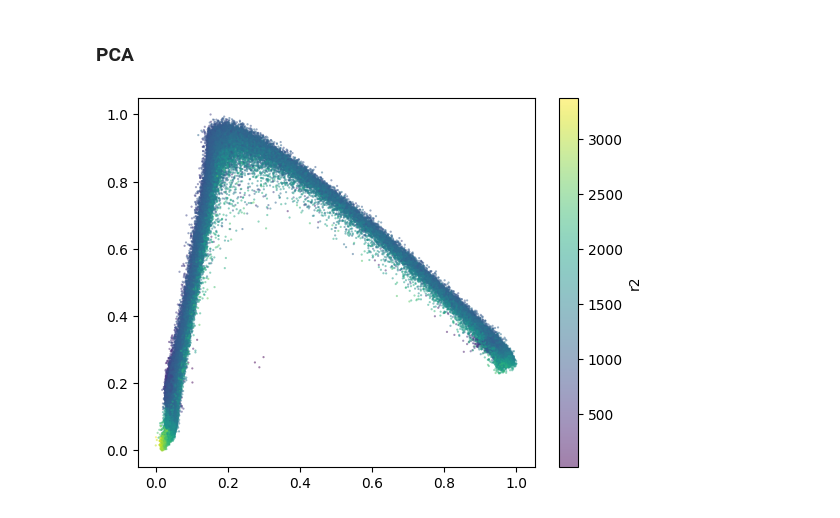
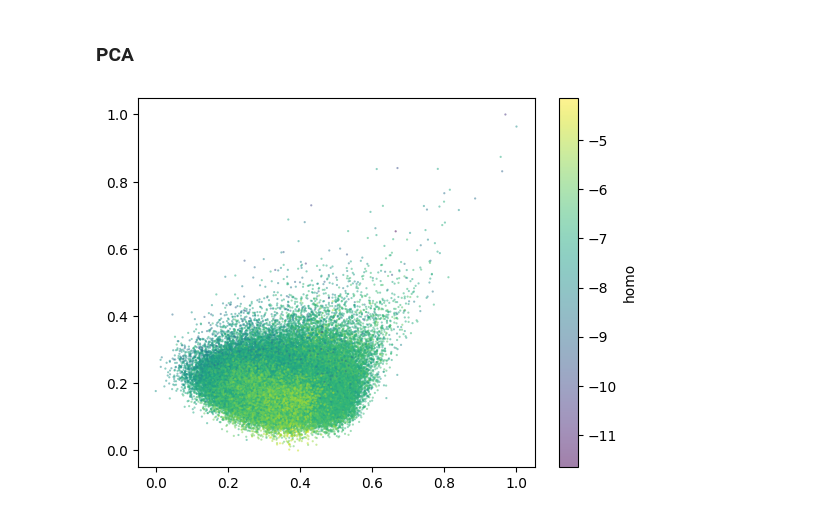
Before and after one commit to pkmtum/Molecular_Generative_Modeling, a Jupyter notebook: source/graph_vae.ipynb, the cells around one changed output. Saved outputs shown, nothing was run; the diff lists cells and outputs as text; code cells hidden in the pictures.

```diff
--- a/source/graph_vae.ipynb
+++ b/source/graph_vae.ipynb
@@ -32,7 +32,7 @@ The autoreload extension is already loaded. To reload it, use:
 device = torch.device('cuda' if torch.cuda.is_available() else 'cpu')
 include_hydrogen = False
 
-properties = ["homo", "lumo", "r2"]
+properties = ["homo", "lumo"]
 
 dataset = create_qm9_dataset(
     device=device,
@@ -54,20 +54,31 @@ dataloaders = {
 # %%
 # load model
 graph_vae_model = GraphVAE.from_pretrained("./checkpoints/graph_vae_20240303_201208.pt").to(device=device)
-graph_vae_model_prop = GraphVAE.from_pretrained("./checkpoints/graph_vae_20240303_204747.pt").to(device=device)
+#graph_vae_model_prop = GraphVAE.from_pretrained("./checkpoints/graph_vae_20240303_204747.pt").to(device=device)
 
 # models trained on single properties
-graph_vae_model_homo = GraphVAE.from_pretrained("./checkpoints/graph_vae_20240401_185647.pt").to(device=device)
-graph_vae_model_lumo = GraphVAE.from_pretrained("./checkpoints/graph_vae_20240401_194721.pt").to(device=device)
+#graph_vae_model_homo = GraphVAE.from_pretrained("./checkpoints/graph_vae_20240401_185647.pt").to(device=device)
+#graph_vae_model_lumo = GraphVAE.from_pretrained("./checkpoints/graph_vae_20240401_194721.pt").to(device=device)
 
 # more properties
-graph_vae_model_homo_lumo_r2 = GraphVAE.from_pretrained("./checkpoints/graph_vae_20240401_203637.pt").to(device=device)
+#graph_vae_model_homo_lumo_r2 = GraphVAE.from_pretrained("./checkpoints/graph_vae_20240401_203637.pt").to(device=device)
 
 graph_vae_model.eval()
-graph_vae_model_prop.eval()
-graph_vae_model_homo.eval()
-graph_vae_model_lumo.eval()
-graph_vae_model_homo_lumo_r2.eval()
+#graph_vae_model_prop.eval()
+#graph_vae_model_homo.eval()
+#graph_vae_model_lumo.eval()
+#graph_vae_model_homo_lumo_r2.eval()
+
+graph_vae_model_split_128 = GraphVAE.from_pretrained("./checkpoints/graph_vae_20240401_235617.pt").to(device=device)
+graph_vae_model_split_128.eval()
+graph_vae_model_split_64 = GraphVAE.from_pretrained("./checkpoints/graph_vae_20240402_003520.pt").to(device=device)
+graph_vae_model_split_64.eval()
+graph_vae_model_split_32 = GraphVAE.from_pretrained("./checkpoints/graph_vae_20240402_011335.pt").to(device=device)
+graph_vae_model_split_32.eval()
+graph_vae_model_split_16 = GraphVAE.from_pretrained("./checkpoints/graph_vae_20240402_015151.pt").to(device=device)
+graph_vae_model_split_16.eval()
+graph_vae_model_split_8 = GraphVAE.from_pretrained("./checkpoints/graph_vae_20240402_023019.pt").to(device=device)
+graph_vae_model_split_8.eval()
 # %% [output]
 GraphVAE(
   (encoder): Encoder(
@@ -434,7 +445,8 @@ loader = dataloaders["full"]
 z_list = []
 props_list = []
 for batch in tqdm(loader):
-    z = graph_vae_model_homo_lumo_r2.encode(batch).detach().cpu()
+    z = graph_vae_model_split_128.encode(batch).detach().cpu()
+    z = graph_vae_model_split_128.z_to_property_z(z)
     z_list.append(z)
     props_list.append(batch.y)
 
@@ -442,23 +454,23 @@ z = torch.concat(z_list)
 props = torch.concat(props_list)
 prop_df = pd.DataFrame(props.cpu(), columns=properties).reset_index()
 # %%
-prop_opt = "r2"
+prop_opt = "homo"
 
 from sklearn.decomposition import PCA
 from sklearn.preprocessing import MinMaxScaler
 
 # do pca and normalize
 Z_pca = PCA(n_components=2).fit_transform(z)
 Z_pca = MinMaxScaler().fit_transform(Z_pca)
 
 df = pd.DataFrame(np.transpose((Z_pca[:,0],Z_pca[:,1])))
 df.columns = ['x','y']
 df[prop_opt]=prop_df[prop_opt]
 
 scatter = plt.scatter(x=df['x'], y=df['y'], c=df[prop_opt],
             cmap= 'viridis', marker='.',
             s=10,alpha=0.5, edgecolors='none')
 plt.colorbar(scatter, label=prop_opt)
 plt.show()
 # %% [output]
-[figure, old version]
+[figure, new version]
```
Also changed, not shown: parts of 3 cells of this notebook, 2 other files.
